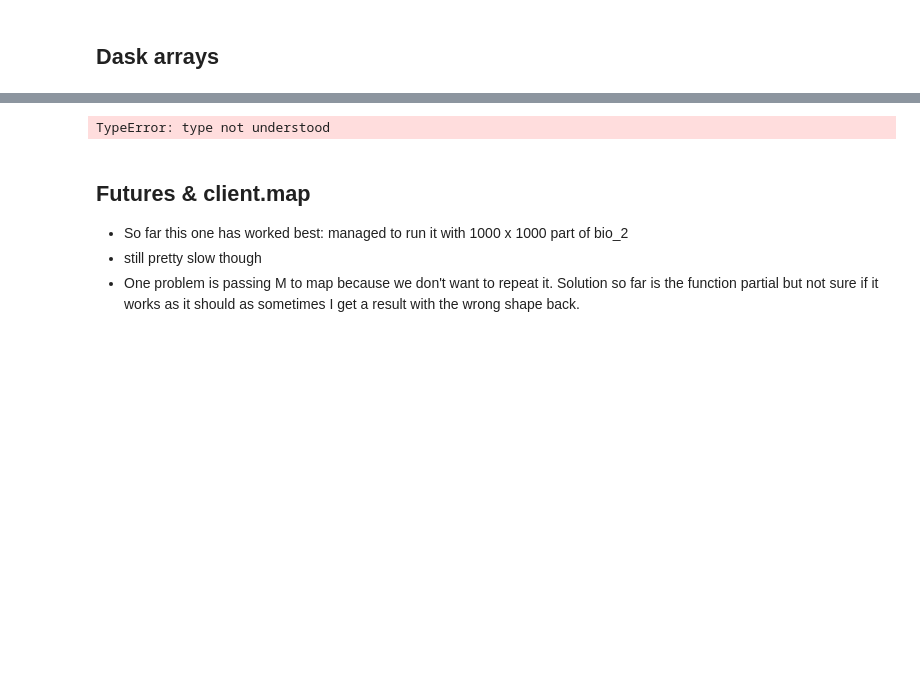
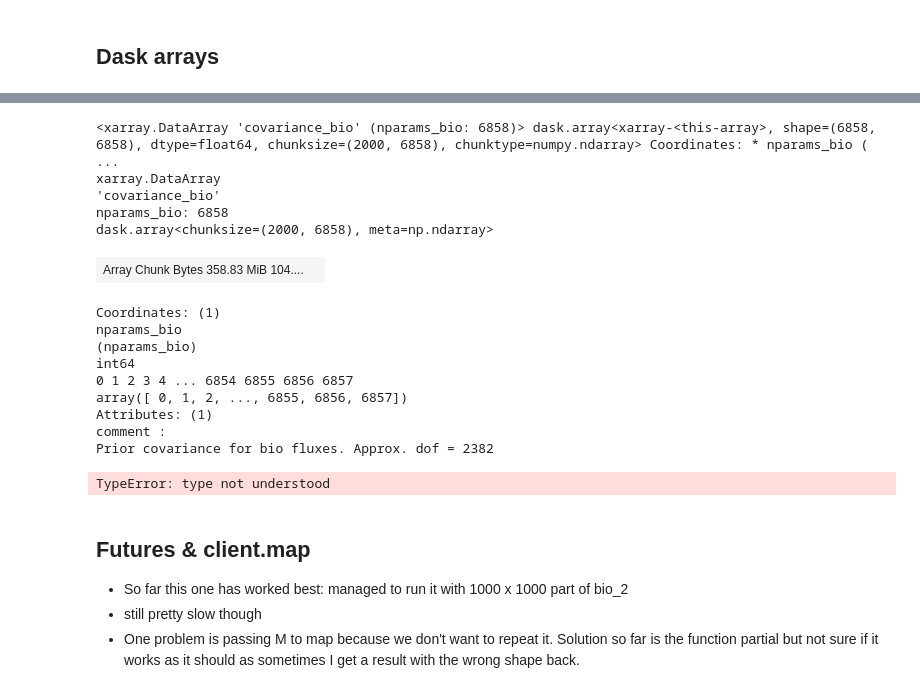
Before and after one commit to AkiTsuruta/MI-AIM, a Jupyter notebook: columnwise_inversion.ipynb, the cells around one changed output, grey strips where cells are left out. Drawn from its saved outputs; the diff is of its cells as text; code cells hidden in the pictures; blank space fills up the shorter version.

Commit message:
tests with dask

```diff
--- a/columnwise_inversion.ipynb
+++ b/columnwise_inversion.ipynb
@@ -161,0 +151,5 @@ Dask arrays
+# %%
+
+
+ds = xr.open_dataset("data/regions_verify_202104_cov.nc")
+M2 = ds["covariance_bio"].chunk((6858,2000))
@@ -162,3 +158,21 @@ Dask arrays
+# %%
+M2
+# %% [output]
+<xarray.DataArray 'covariance_bio' (nparams_bio: 6858)> dask.array<xarray-<this-array>, shape=(6858, 6858), dtype=float64, chunksize=(2000, 6858), chunktype=numpy.ndarray> Coordinates: * nparams_bio ( ...
+xarray.DataArray
+'covariance_bio'
+nparams_bio: 6858
+dask.array<chunksize=(2000, 6858), meta=np.ndarray>
+| Array Chunk Bytes 358.83 MiB 104.... |  |
+Coordinates: (1)
+nparams_bio
+(nparams_bio)
+int64
+0 1 2 3 4 ... 6854 6855 6856 6857
+array([ 0, 1, 2, ..., 6855, 6856, 6857])
+Attributes: (1)
+comment :
+Prior covariance for bio fluxes. Approx. dof = 2382
 # %%
 
 M_da = da.from_array(M)
```
Also changed, not shown: parts of 10 cells of this notebook.
